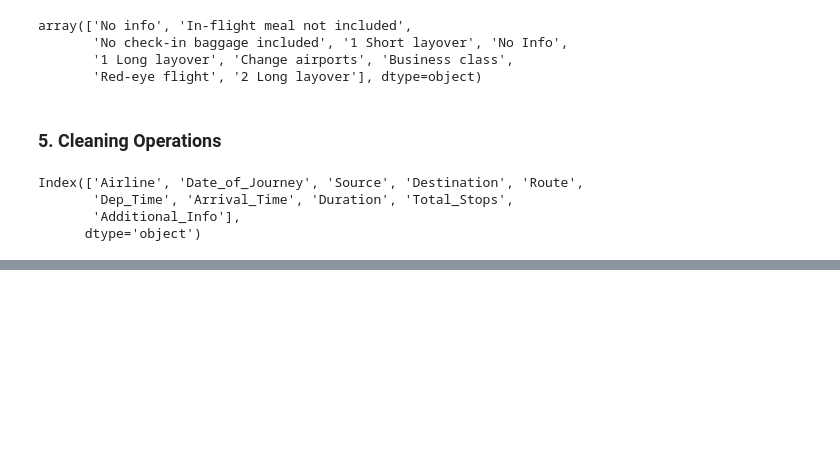
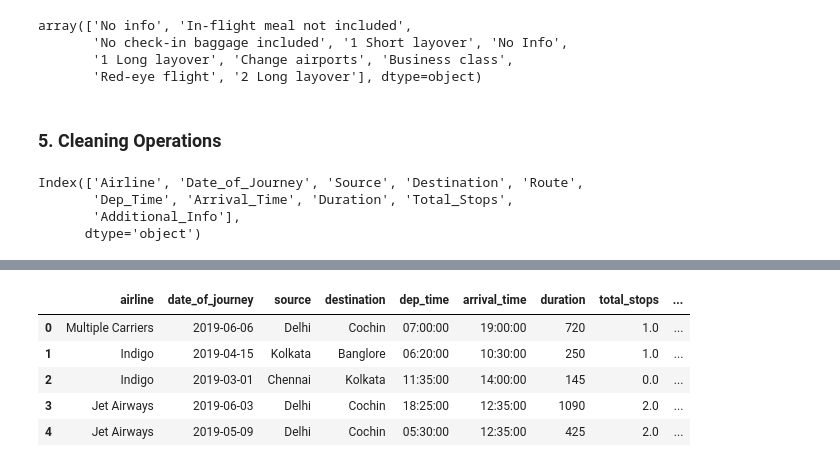
Before and after one commit to Ayush7896/flight-prices-sagemaker, a Jupyter notebook: notebooks/data-cleaning.ipynb, the cells around one changed output, grey strips where cells are left out. Cells and saved outputs as stored; diff of their text form; code cells hidden in the pictures; blank space fills up the shorter version.

```diff
--- a/notebooks/data-cleaning.ipynb
+++ b/notebooks/data-cleaning.ipynb
@@ -568,0 +573,5 @@ flights_cleaned
+# %%
+flights_final = flights_cleaned.sample(1000)
+# %%
+X = flights_final.drop(columns=["price"])
+y = flights_final.price.copy()
@@ -568,0 +591,17 @@ flights_cleaned
+# %%
+def export_data(X,y,name):
+    file_name = f"{name}.csv"
+    file_path = os.path.join(PROJECT_DIR, DATA_DIR, file_name)
+
+    X.join(y).to_csv(file_path, index=False)
+
+    return pd.read_csv(file_path).head()
+# %%
+export_data(X_train,y_train,"train")
+# %% [output]
+|  | airline | date_of_journey | source | destination | dep_time | arrival_time | duration | total_stops | ... |
+| 0 | Multiple Carriers | 2019-06-06 | Delhi | Cochin | 07:00:00 | 19:00:00 | 720 | 1.0 | ... |
+| 1 | Indigo | 2019-04-15 | Kolkata | Banglore | 06:20:00 | 10:30:00 | 250 | 1.0 | ... |
+| 2 | Indigo | 2019-03-01 | Chennai | Kolkata | 11:35:00 | 14:00:00 | 145 | 0.0 | ... |
+| 3 | Jet Airways | 2019-06-03 | Delhi | Cochin | 18:25:00 | 12:35:00 | 1090 | 2.0 | ... |
+| 4 | Jet Airways | 2019-05-09 | Delhi | Cochin | 05:30:00 | 12:35:00 | 425 | 2.0 | ... |
```
Also changed, not shown: parts of 8 cells of this notebook.
